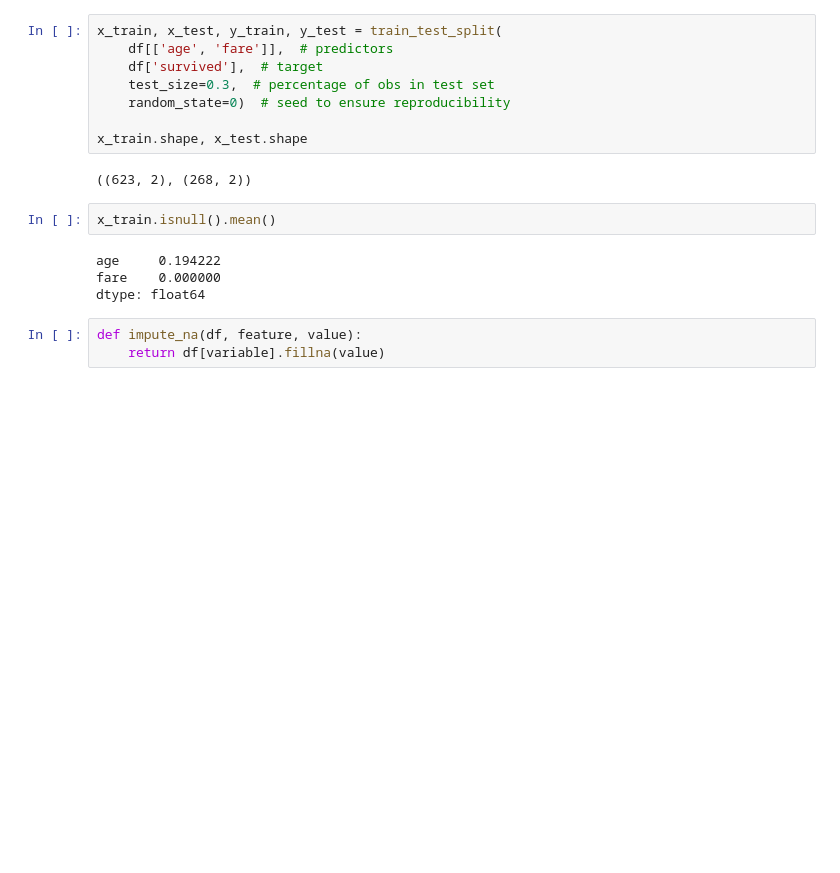
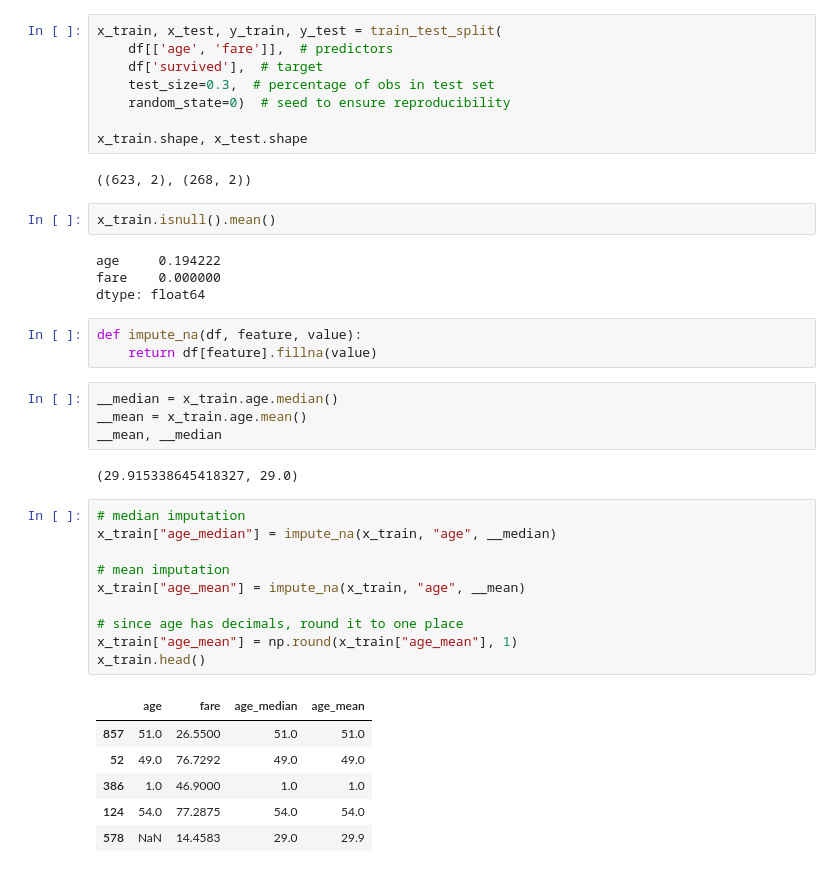
Before and after one commit to KarthikKothareddy/FeatureEngineering, a Jupyter notebook: Missing_Data_Imputation.ipynb, the cells around one changed output. Saved outputs shown, nothing was run; the diff lists cells and outputs as text; blank space fills up the shorter version.

Commit message:
define var for imputed features

```diff
--- a/Missing_Data_Imputation.ipynb
+++ b/Missing_Data_Imputation.ipynb
@@ -284,4 +284,27 @@ fare    0.000000
 dtype: float64
 # %%
 def impute_na(df, feature, value):
-    return df[variable].fillna(value)
+    return df[feature].fillna(value)
+# %%
+__median = x_train.age.median()
+__mean = x_train.age.mean()
+__mean, __median
+# %% [output]
+(29.915338645418327, 29.0)
+# %%
+# median imputation
+x_train["age_median"] = impute_na(x_train, "age", __median)
+
+# mean imputation
+x_train["age_mean"] = impute_na(x_train, "age", __mean)
+
+# since age has decimals, round it to one place
+x_train["age_mean"] = np.round(x_train["age_mean"], 1)
+x_train.head()
+# %% [output]
+|  | age | fare | age_median | age_mean |
+| 857 | 51.0 | 26.5500 | 51.0 | 51.0 |
+| 52 | 49.0 | 76.7292 | 49.0 | 49.0 |
+| 386 | 1.0 | 46.9000 | 1.0 | 1.0 |
+| 124 | 54.0 | 77.2875 | 54.0 | 54.0 |
+| 578 | NaN | 14.4583 | 29.0 | 29.9 |
```
Also changed, not shown: parts of 1 cell of this notebook.
